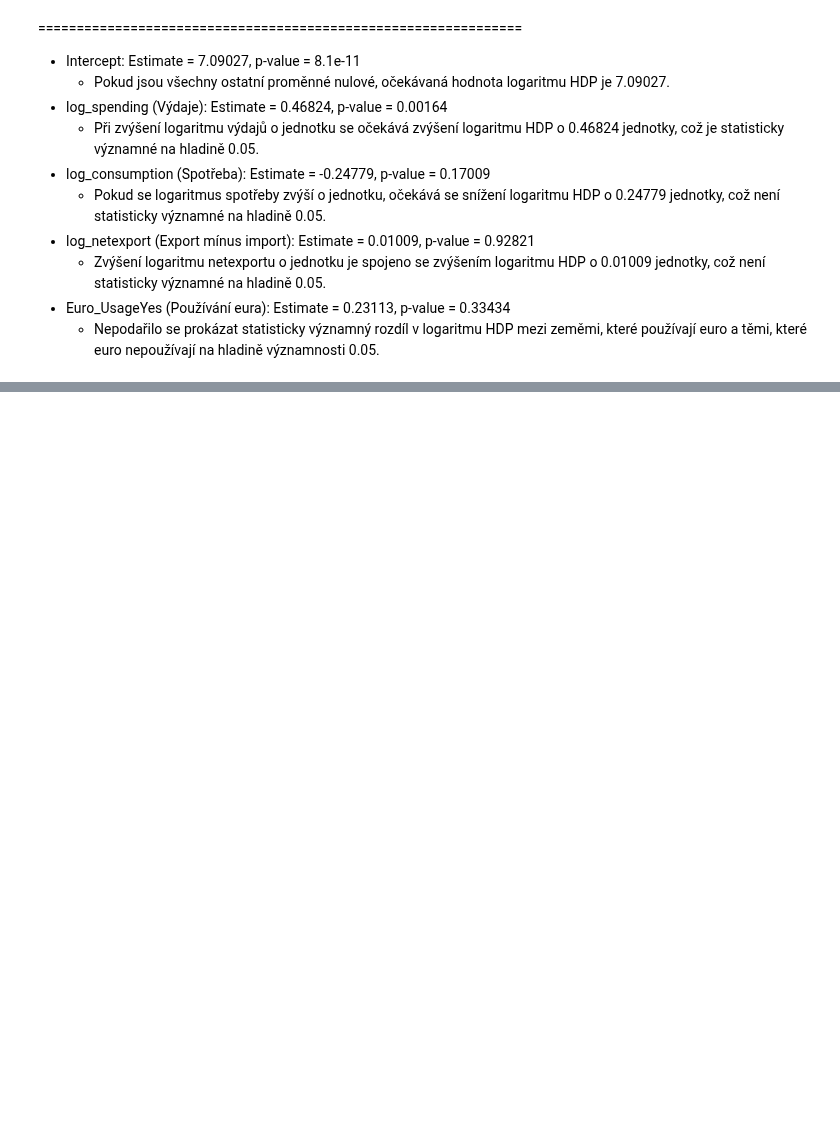
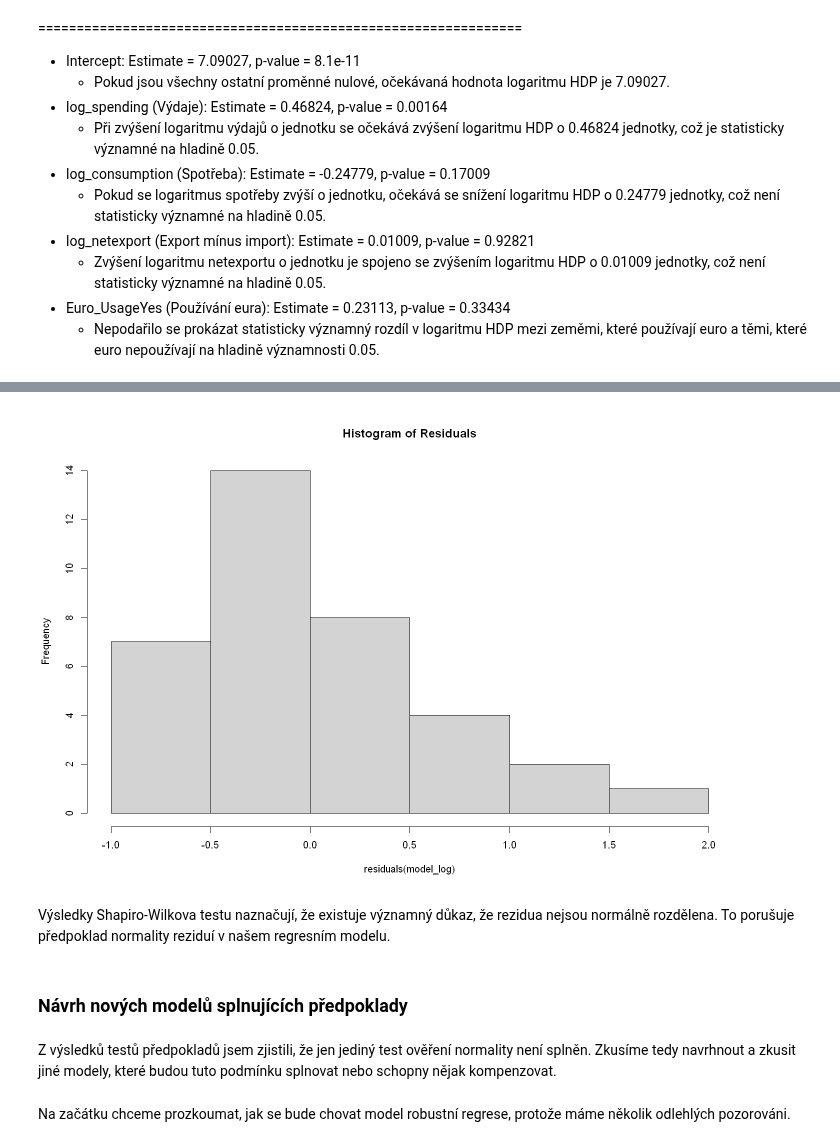
Before and after one commit to xsenyaaax/practicalStatistics, a Jupyter notebook: Project 3/project3.ipynb, the cells around one changed output, grey strips where cells are left out. Cells and saved outputs as stored; diff of their text form; code cells hidden in the pictures; blank space fills up the shorter version.

```diff
--- a/Project 3/project3.ipynb
+++ b/Project 3/project3.ipynb
@@ -819,0 +1034,13 @@ F-statistic: 6.503 on 4 and 31 DF,  p-value: 0.0006391
+# %%
+hist(residuals(model_log), main = "Histogram of Residuals")
+# %% [output]
+[figure, added]
+# %% [markdown]
+Výsledky Shapiro-Wilkova testu naznačují, že existuje významný důkaz, že rezidua nejsou normálně rozdělena. To porušuje předpoklad normality reziduí v
+našem regresním modelu.
+# %% [markdown]
+### Návrh nových modelů splnujících předpoklady
+# %% [markdown]
+Z výsledků testů předpokladů jsem zjistili, že jen jediný test ověření normality není splněn. Zkusíme tedy navrhnout a zkusit jiné modely, které budou tuto podmínku splnovat nebo schopny nějak kompenzovat.
+# %% [markdown]
+Na začátku chceme prozkoumat, jak se bude chovat model robustní regrese, protože máme několik odlehlých pozorováni.
```
Also changed, not shown: parts of 103 cells of this notebook.
